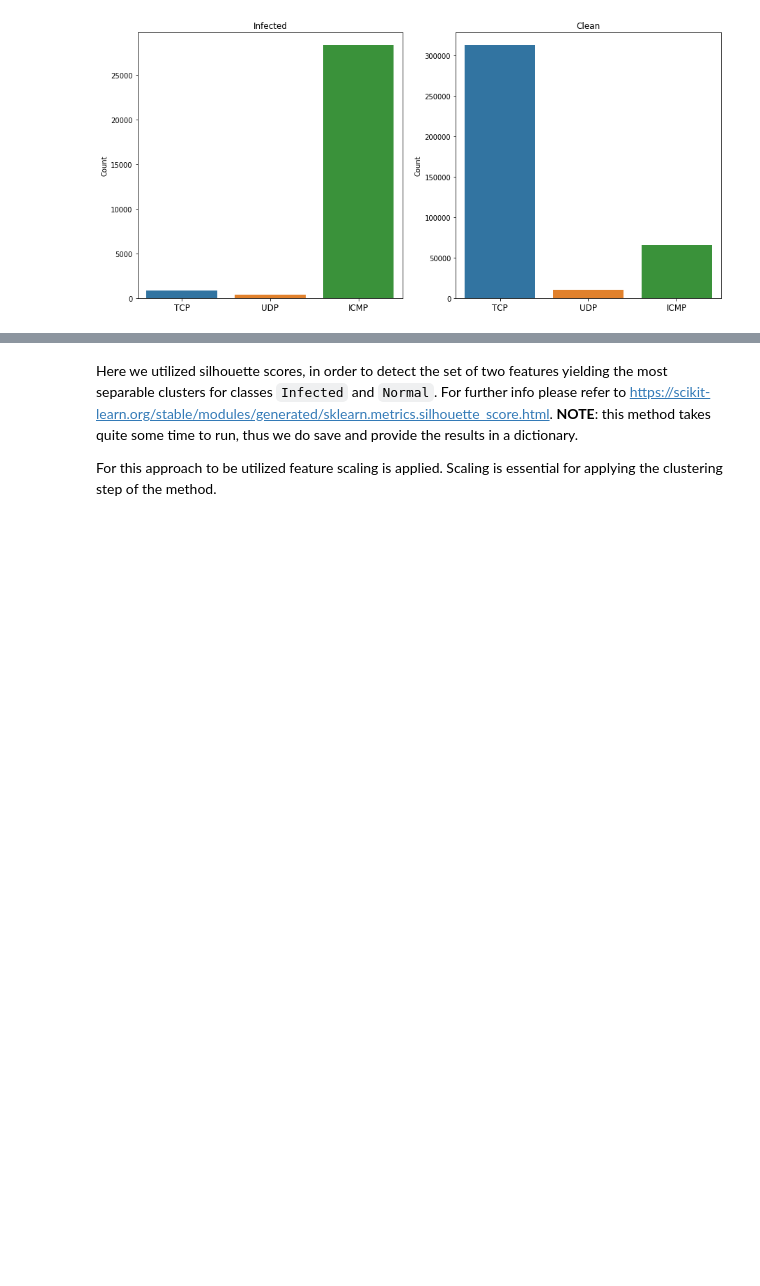
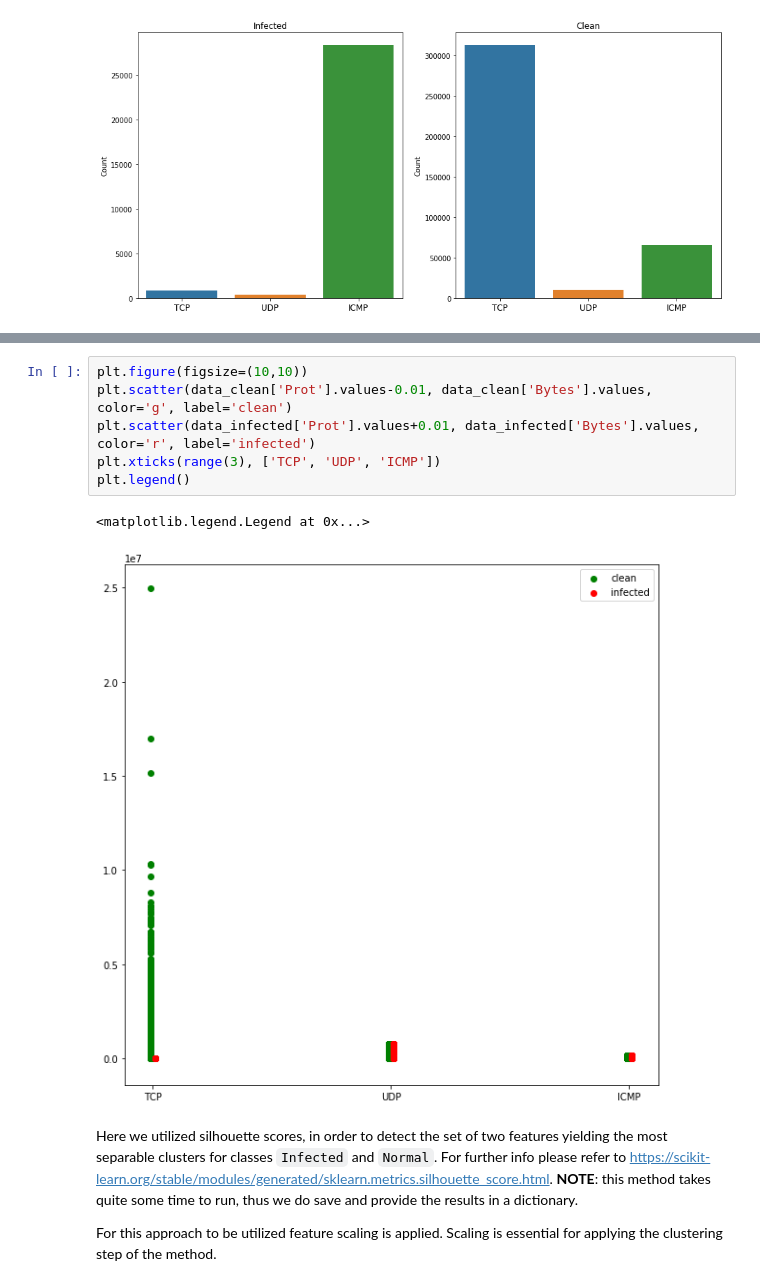
Before and after one commit to giannislelekas/CS4035, a Jupyter notebook: lab3/Flow_Data_Discretiazation_Task.ipynb, the cells around one changed output, grey strips where cells are left out. Cells and saved outputs as stored; diff of their text form; blank space fills up the shorter version.

```diff
--- a/lab3/Flow_Data_Discretiazation_Task.ipynb
+++ b/lab3/Flow_Data_Discretiazation_Task.ipynb
@@ -240,3 +251,12 @@ plt.legend()
+# %%
+plt.figure(figsize=(10,10))
+plt.scatter(data_clean['Prot'].values-0.01, data_clean['Bytes'].values, color='g', label='clean')
+plt.scatter(data_infected['Prot'].values+0.01, data_infected['Bytes'].values, color='r', label='infected')
+plt.xticks(range(3), ['TCP', 'UDP', 'ICMP'])
+plt.legend()
+# %% [output]
+<matplotlib.legend.Legend at 0x...>
+[figure, added]
 # %% [markdown]
 Here we utilized silhouette scores, in order to detect the set of two features yielding the most separable clusters for classes `Infected` and `Normal`. For further info please refer to https://scikit-learn.org/stable/modules/generated/sklearn.metrics.silhouette_score.html. **NOTE**: this method takes quite some time to run, thus we do save and provide the results in a dictionary.
 
```
Also changed, not shown: parts of 18 cells of this notebook, 8 other files.
